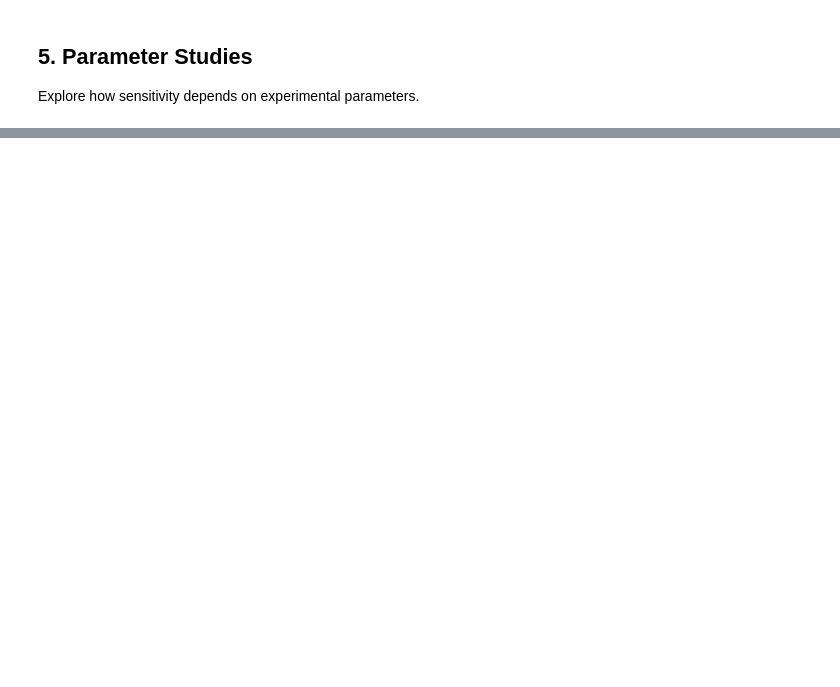
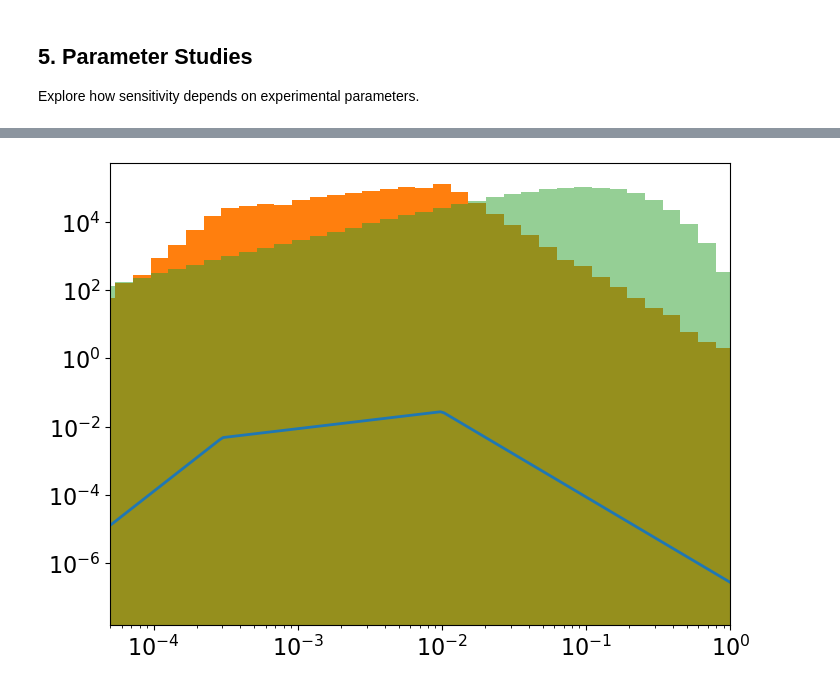
Before and after one commit to nickkamp1/NeutrinoFactoryHNL, a Jupyter notebook: Balloon.ipynb, the cells around one changed output, grey strips where cells are left out. Cells and saved outputs as stored; diff of their text form; code cells hidden in the pictures; blank space fills up the shorter version.

```diff
--- a/Balloon.ipynb
+++ b/Balloon.ipynb
@@ -433,0 +450,32 @@ depth = 500 m: efficiency = 0.0111, events = 40.0
+# %%
+def P_theta(theta):
+    theta_lowmid,theta_midhigh = 3e-4,0.01
+    a0_low,a1_low = 12.1,3.3
+    a1_mid = 0.5
+    a0_mid = a0_low - (a1_mid - a1_low)*np.log(theta_lowmid)
+    a1_high = -2.5
+    a0_high = a0_mid - (a1_high - a1_mid)*np.log(theta_midhigh)
+    a0 = np.where(theta<theta_lowmid,a0_low,a0_mid)
+    a0 = np.where(theta>theta_midhigh,a0_high,a0)
+    a1 = np.where(theta<theta_lowmid,a1_low,a1_mid)
+    a1 = np.where(theta>theta_midhigh,a1_high,a1)
+    y = np.exp(a0 + a1*np.log(theta))
+    norm = 1./np.sum(y)
+    return y*norm
+# %%
+theta_range = np.logspace(-5,0,200)
+prob = P_theta(theta_range)
+plt.plot(theta_range,prob)
+plt.loglog()
+plt.xlim(5e-5,1)
+
+N = int(1e6)
+thetas = np.random.choice(theta_range,N,p=prob/np.sum(prob))
+plt.hist(thetas,bins=np.logspace(-5,1,50))
+
+thetas_old = np.random.exponential(0.1,N)
+plt.hist(thetas_old,bins=np.logspace(-5,1,50),alpha=0.5)
+
+plt.show()
+# %% [output]
+[figure, added]
```
Also changed, not shown: parts of 13 cells of this notebook, 4 other files.
